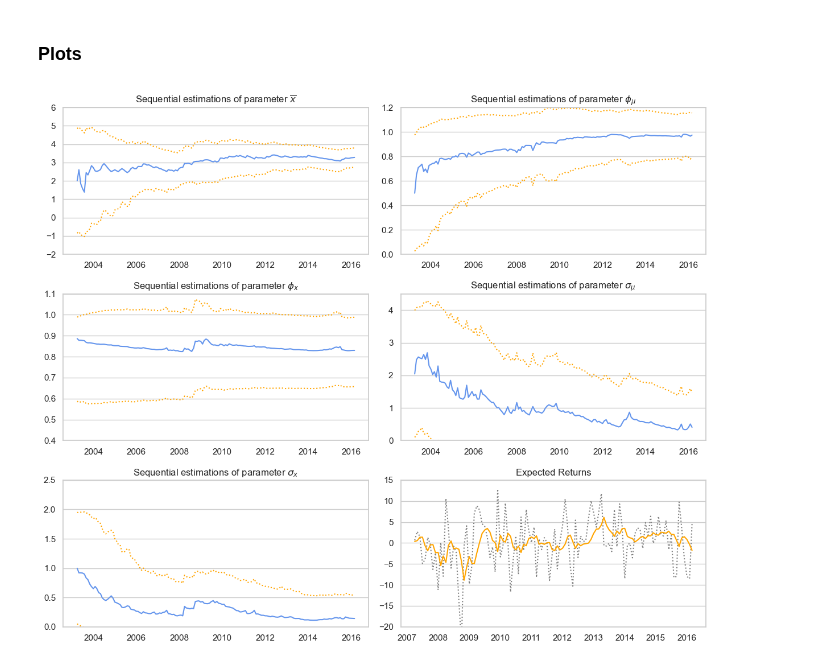
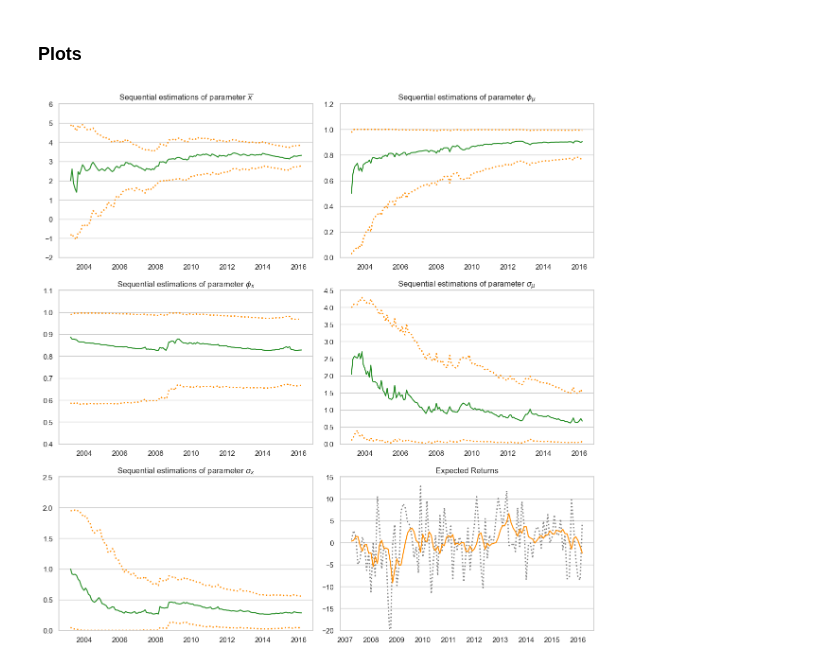
Before and after one commit to zg915/PF-PortfolioStrategies, a Jupyter notebook: SMSV+EMASO.ipynb, the cells around one changed output. Drawn from its saved outputs; the diff is of its cells as text; code cells hidden in the pictures.

```diff
--- a/SMSV+EMASO.ipynb
+++ b/SMSV+EMASO.ipynb
@@ -55,6 +57,12 @@ def observation_likelihood(y, μ, x):
     likelihood = (1 / (np.sqrt(2 * np.pi) * σ_t)) * np.exp(- ((y - μ)**2) / (2 * σ_t**2))
 
     return likelihood
+# %%
+def enforce_bounds(array, lower_bound=-100, upper_bound=100):
+
+    if lower_bound > upper_bound:
+        raise ValueError("Lower bound cannot be greater than upper bound.")
+    return np.clip(array, lower_bound, upper_bound)
 # %% [markdown]
 ### Constant Parameters
 # %%
@@ -115,10 +123,10 @@ y[0] = observation_function(μ[0], x[0], ϵ[0])
 for t in tqdm(range(1, T, 1)):
     # SOSS update
     p_x̄[t] = SOSS_update(α_shrink_factor, x̄[t-1])
-    p_ϕ_x[t] = SOSS_update(α_shrink_factor, ϕ_x[t-1])
-    p_σ_x[t] = SOSS_update(α_shrink_factor, σ_x[t-1])
-    p_σ_μ[t] = SOSS_update(α_shrink_factor, σ_μ[t-1])
-    p_ϕ_μ[t] = SOSS_update(α_shrink_factor, ϕ_μ[t-1])
+    p_ϕ_x[t] = enforce_bounds(SOSS_update(α_shrink_factor, ϕ_x[t-1]), -1, 1)
+    p_σ_x[t] = enforce_bounds(SOSS_update(α_shrink_factor, σ_x[t-1]), 0, 100)
+    p_σ_μ[t] = enforce_bounds(SOSS_update(α_shrink_factor, σ_μ[t-1]), 0, 100)
+    p_ϕ_μ[t] = enforce_bounds(SOSS_update(α_shrink_factor, ϕ_μ[t-1]), -1, 1)
 
     # generate system noise and calculate particles for x
     ξ[t] = N(0, 1, L)
@@ -233,51 +335,52 @@ sns.set_theme(style="whitegrid")  # Start with "whitegrid" style
 plt.rcParams["axes.grid"] = True
 plt.rcParams["axes.grid.axis"] = "y"  # Limit the grid to only horizontal lines
 
-fig, axes = plt.subplots(3, 2, figsize=(12, 10))
+fig, axes = plt.subplots(3, 2, figsize=(12, 12))
 
 # Sequential estimations of x̄
-axes[0, 0].plot(dates, x̄_median, label="Median", color="cornflowerblue")
-axes[0, 0].plot(dates, x̄_lower, linestyle="dotted", color="orange")
-axes[0, 0].plot(dates, x̄_upper, linestyle="dotted", color="orange")
+axes[0, 0].plot(dates, x̄_median, label="Median", color="forestgreen")
+axes[0, 0].plot(dates, x̄_lower, linestyle="dotted", linewidth = 2, color="darkorange")
+axes[0, 0].plot(dates, x̄_upper, linestyle="dotted", linewidth = 2, color="darkorange")
 axes[0, 0].set_title("Sequential estimations of parameter $\overline{x}$")
 axes[0, 0].set_ylim(-2, 6)
 
 # Sequential estimations of ϕ_μ
-axes[0, 1].plot(dates, ϕ_μ_median, label="Median", color="cornflowerblue")
-axes[0, 1].plot(dates, ϕ_μ_lower, linestyle="dotted", color="orange")
-axes[0, 1].plot(dates, ϕ_μ_upper, linestyle="dotted", color="orange")
+axes[0, 1].plot(dates, ϕ_μ_median, label="Median", color="forestgreen")
+axes[0, 1].plot(dates, ϕ_μ_lower, linestyle="dotted", linewidth = 2, color="darkorange")
+axes[0, 1].plot(dates, ϕ_μ_upper, linestyle="dotted", linewidth = 2, color="darkorange")
 axes[0, 1].set_title("Sequential estimations of parameter $\phi_\mu$")
 axes[0, 1].set_ylim(0, 1.2)
 
 # Sequential estimations of ϕ_x
-axes[1, 0].plot(dates, ϕ_x_median, label="Median", color="cornflowerblue")
-axes[1, 0].plot(dates, ϕ_x_lower, linestyle="dotted", color="orange")
-axes[1, 0].plot(dates, ϕ_x_upper, linestyle="dotted", color="orange")
+axes[1, 0].plot(dates, ϕ_x_median, label="Median", color="forestgreen")
+axes[1, 0].plot(dates, ϕ_x_lower, linestyle="dotted", linewidth = 2, color="darkorange")
+axes[1, 0].plot(dates, ϕ_x_upper, linestyle="dotted", linewidth = 2, color="darkorange")
 axes[1, 0].set_title("Sequential estimations of parameter $\phi_x$")
 axes[1, 0].set_ylim(0.4, 1.1)
 
 # Sequential estimations of σ_μ
-axes[1, 1].plot(dates, σ_μ_median, label="Median", color="cornflowerblue")
-axes[1, 1].plot(dates, σ_μ_lower, linestyle="dotted", color="orange")
-axes[1, 1].plot(dates, σ_μ_upper, linestyle="dotted", color="orange")
+axes[1, 1].plot(dates, σ_μ_median, label="Median", color="forestgreen")
+axes[1, 1].plot(dates, σ_μ_lower, linestyle="dotted", linewidth = 2, color="darkorange")
+axes[1, 1].plot(dates, σ_μ_upper, linestyle="dotted", linewidth = 2, color="darkorange")
 axes[1, 1].set_title("Sequential estimations of parameter $\sigma_\mu$")
 axes[1, 1].set_ylim(0, 4.5)
 
 # Sequential estimations of σ_x
-axes[2, 0].plot(dates, σ_x_median, label="Median", color="cornflowerblue")
-axes[2, 0].plot(dates, σ_x_lower, linestyle="dotted", color="orange")
-axes[2, 0].plot(dates, σ_x_upper, linestyle="dotted", color="orange")
+axes[2, 0].plot(dates, σ_x_median, label="Median", color="forestgreen")
+axes[2, 0].plot(dates, σ_x_lower, linestyle="dotted", linewidth = 2, color="darkorange")
+axes[2, 0].plot(dates, σ_x_upper, linestyle="dotted", linewidth = 2, color="darkorange")
 axes[2, 0].set_title("Sequential estimations of parameter $\sigma_x$")
 axes[2, 0].set_ylim(0, 2.5)
 
 # Expected returns
-axes[2, 1].plot(dates[48:], observation[48:], linestyle="dotted", color="grey")
-axes[2, 1].plot(dates[48:], np.median(y, axis=1)[48:], color="orange")
+axes[2, 1].plot(dates[48:], observation[48:], linestyle="dotted", linewidth = 2, color="grey")
+axes[2, 1].plot(dates[48:], np.median(y, axis=1)[48:], color="darkorange")
 axes[2, 1].set_title("Expected Returns")
 axes[2, 1].set_ylim(-20, 15)
 
 # Adjust layout
 plt.tight_layout()
+plt.savefig("plots/PF_parameters.png", dpi=1080)
 plt.show()
 # %% [output]
-[figure, old version]
+[figure, new version]
```
Also changed, not shown: parts of 7 cells of this notebook, 37 other files.
